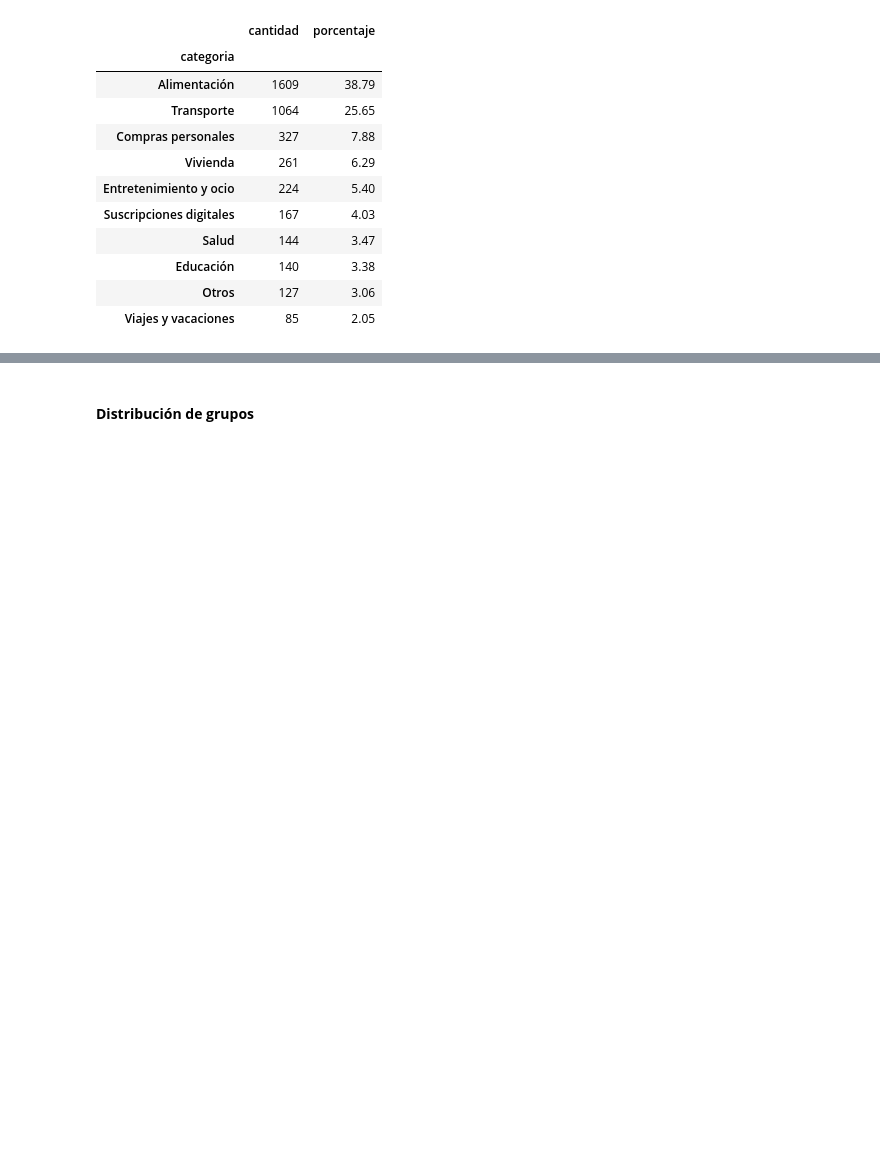
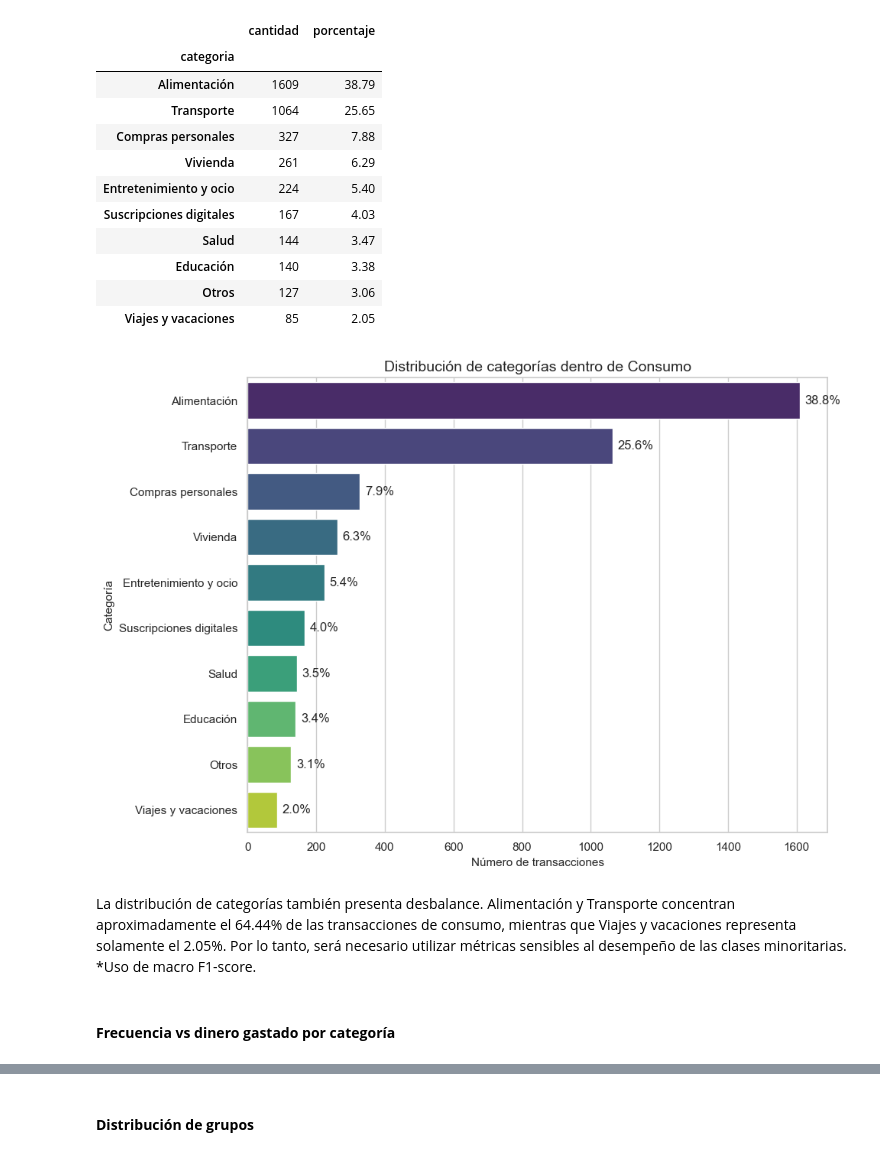
Before and after one commit to No-Country-simulation/Hackathon-G9-LATAM-Team-68, a Jupyter notebook: ciencia-de-datos/cuaderno_trabajo.ipynb, the cells around one changed output, grey strips where cells are left out. Saved outputs shown, nothing was run; the diff lists cells and outputs as text; code cells hidden in the pictures; blank space fills up the shorter version.

```diff
--- a/ciencia-de-datos/cuaderno_trabajo.ipynb
+++ b/ciencia-de-datos/cuaderno_trabajo.ipynb
@@ -515,3 +585,36 @@ distribucion_categorias
 | Educación | 140 | 3.38 |
 | Otros | 127 | 3.06 |
 | Viajes y vacaciones | 85 | 2.05 |
+# %%
+plt.figure(figsize=(10, 7))
+
+ax = sns.barplot(
+    data=distribucion_categorias,
+    y="categoria",
+    x="cantidad",
+    hue="categoria",
+    legend=False,
+    palette="viridis"
+)
+
+for i, fila in distribucion_categorias.iterrows():
+    ax.text(
+        fila["cantidad"] + 15,
+        i,
+        f'{fila["porcentaje"]:.1f}%',
+        va="center"
+    )
+
+plt.title("Distribución de categorías dentro de Consumo")
+plt.xlabel("Número de transacciones")
+plt.ylabel("Categoría")
+
+plt.tight_layout()
+plt.show()
+# %% [output]
+[figure, added]
+# %% [markdown]
+La distribución de categorías también presenta desbalance. Alimentación y Transporte concentran aproximadamente el 64.44% de las transacciones de consumo, mientras que Viajes y vacaciones representa solamente el 2.05%. Por lo tanto, será necesario utilizar métricas sensibles al desempeño de las clases minoritarias.
+*Uso de macro F1-score.
+# %% [markdown]
+#### **Frecuencia vs dinero gastado por categoría**
```
Also changed, not shown: parts of 40 cells of this notebook.
